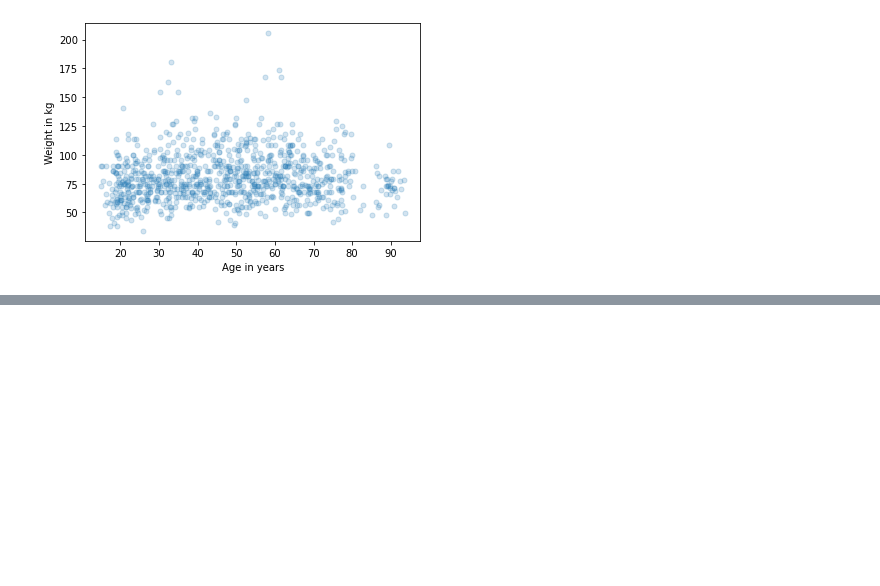
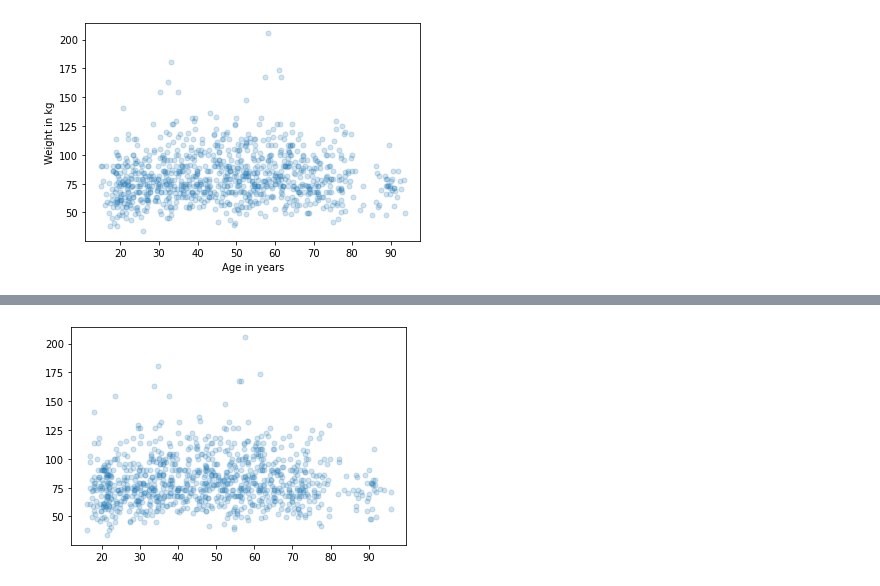
Before and after one commit to SketchQ/DataCamp_DataScience_Track, a Jupyter notebook: 16_Exploratory Data Analysis in Python/Chapter_3_Relationships.ipynb, the cells around one changed output, grey strips where cells are left out. Drawn from its saved outputs; the diff is of its cells as text; code cells hidden in the pictures; blank space fills up the shorter version.

```diff
--- a/16_Exploratory Data Analysis in Python/Chapter_3_Relationships.ipynb
+++ b/16_Exploratory Data Analysis in Python/Chapter_3_Relationships.ipynb
@@ -189,0 +200,8 @@ plt.show()
+# %%
+brfss1K = brfss[:1000]
+age = brfss1K['AGE'] + np.random.normal(0, 2.5, size=len(brfss1K))
+weight = brfss1K['WTKG3']
+plt.plot(age, weight, 'o', markersize=5, alpha=0.2)
+plt.show()
+# %% [output]
+[figure, added]
```
Also changed, not shown: parts of 15 cells of this notebook.
